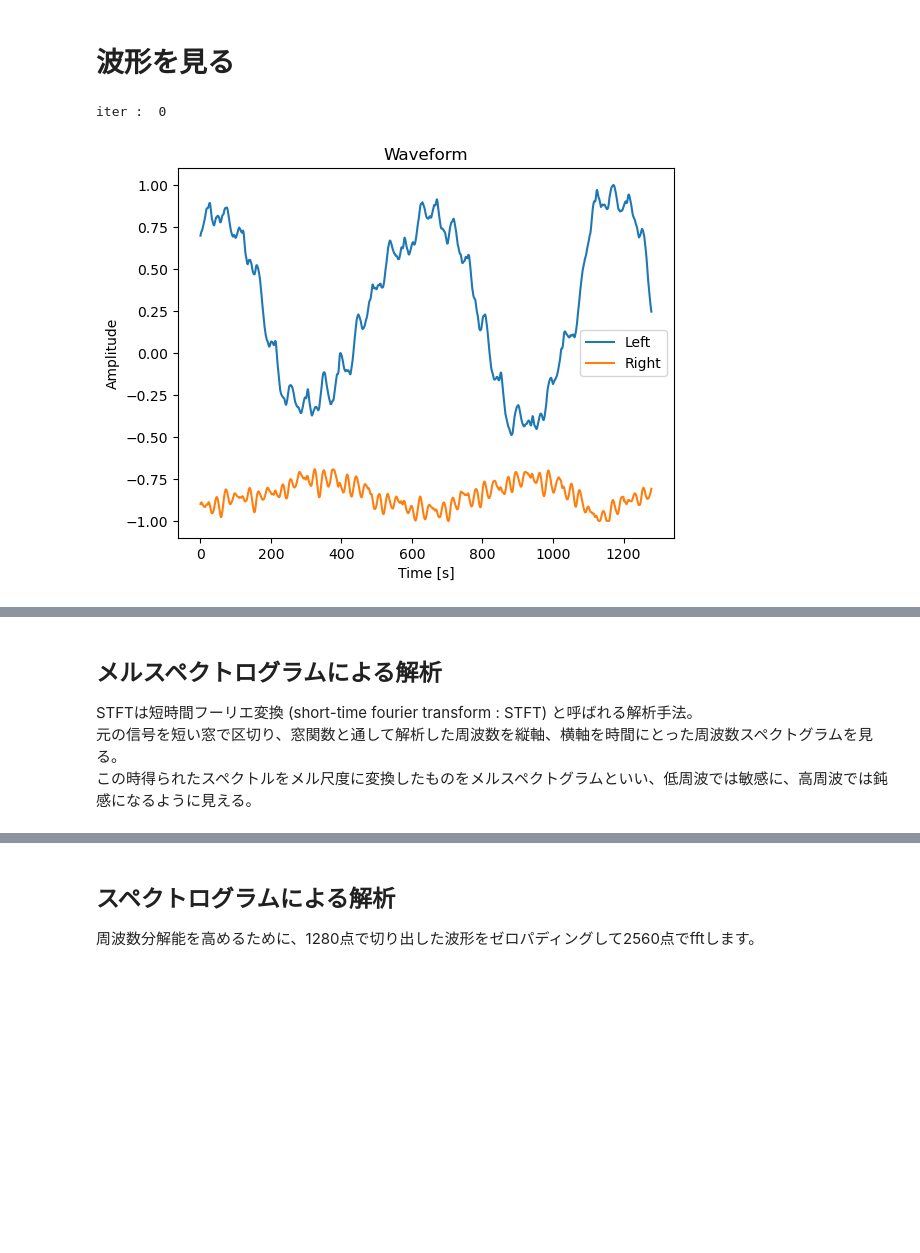
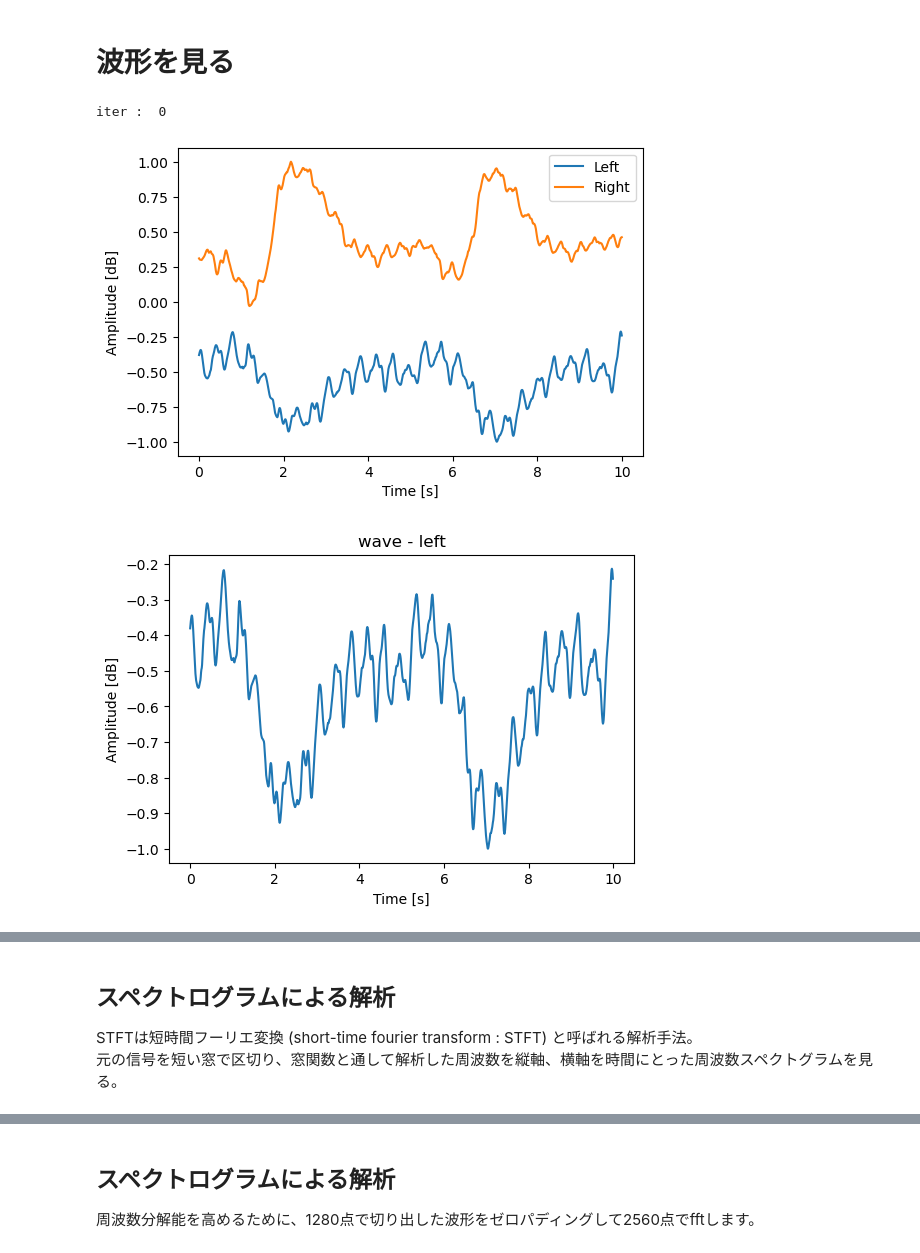
Before and after one commit to tetdarth/signal-processing-for-GMRF, a Jupyter notebook: src/exp_spectrogram.ipynb, the cells around one changed output, grey strips where cells are left out. Saved outputs shown, nothing was run; the diff lists cells and outputs as text; code cells hidden in the pictures; blank space fills up the shorter version.

```diff
--- a/src/exp_spectrogram.ipynb
+++ b/src/exp_spectrogram.ipynb
@@ -15,9 +7,7 @@ import pandas as pd
 import utills.datapath as dpath
 
 # 被験者データ
-tester = dpath.LMH.M001.value.ka_center
-start = 180
-end = 480
+tester = dpath.LMH.H003.value.st_center
 
 # pandasでcsvを読み込み
 wave = pd.read_csv(".."/tester.value/"wave.csv", names=["L", "R", "L_gain", "R_gain"])
@@ -39,35 +29,36 @@ right = rraw * 2.818 ** rgain
 # %%
 import matplotlib.pyplot as plt
 import utills.preprocess as pp
 from gmrf.x64.Release import gmrf
 from cutill.x64.Release import cutill as c
 
-start = 300
+start = 120
 end = start + 10
 
 left_part = left[128*start:128*end]
 right_part = right[128*start:128*end]
 
 left_part, right_part = c.normalize(left_part, right_part)
 lg = gmrf.dvgmrf.dvgmrf()
 rg = gmrf.dvgmrf.dvgmrf()
 
 lg._lambda = 1e-11
 lg._lambda_rate = 1e-13
 lg._alpha = 1e-15
 lg._alpha_rate = 1e-18
 lg._epoch = 1000
 lg.set_eps(1e-12)
 
 rg = lg
 
 left_denoised = lg.denoise([left_part])
 right_denoised = rg.denoise([right_part])
 print("iter : ", lg._epoch)
 
-pp.wave_plot(left_part, right_part)
-# pp.wave_plot(left_part, left_denoised)
-# pp.wave_plot(right_part, right_denoised)
+pp.wave_plot(left_part, right_part, title=None)
+pp.wave_plot(left_part, title='wave - left')
+pp.wave_plot(right_part, title='wave - right')
 # %% [output]
 iter :  0
-[figure, old version]
+[figure, new version]
+[figure, added]
@@ -74,8 +66,7 @@ iter :  0
 # %% [markdown]
-## メルスペクトログラムによる解析
+## スペクトログラムによる解析
 STFTは短時間フーリエ変換 (short-time fourier transform : STFT) と呼ばれる解析手法。
 元の信号を短い窓で区切り、窓関数と通して解析した周波数を縦軸、横軸を時間にとった周波数スペクトグラムを見る。
-この時得られたスペクトルをメル尺度に変換したものをメルスペクトグラムといい、低周波では敏感に、高周波では鈍感になるように見える。
 # %%
 import librosa
 import librosa.display
```
Also changed, not shown: parts of 16 cells of this notebook, 57 other files.
